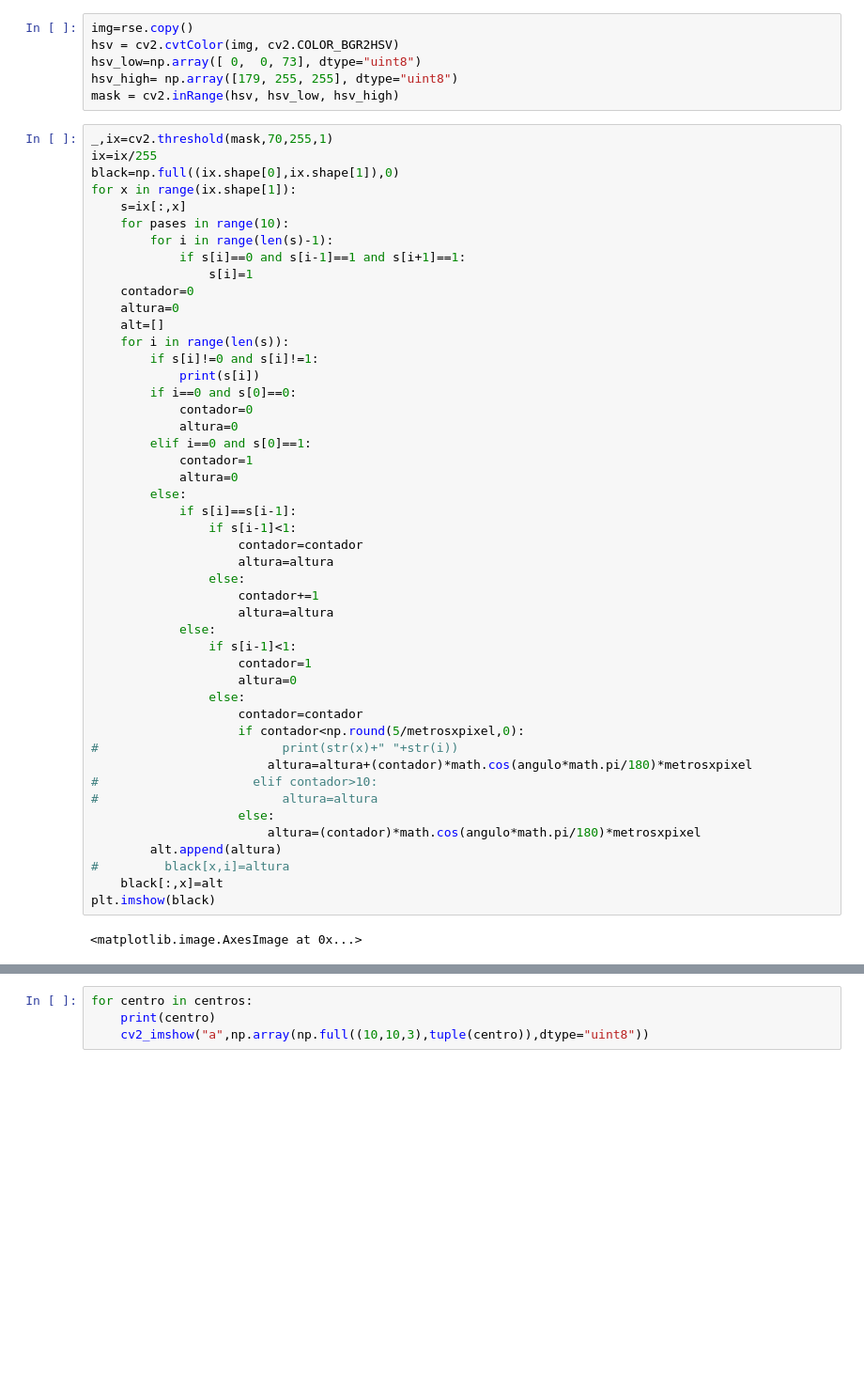
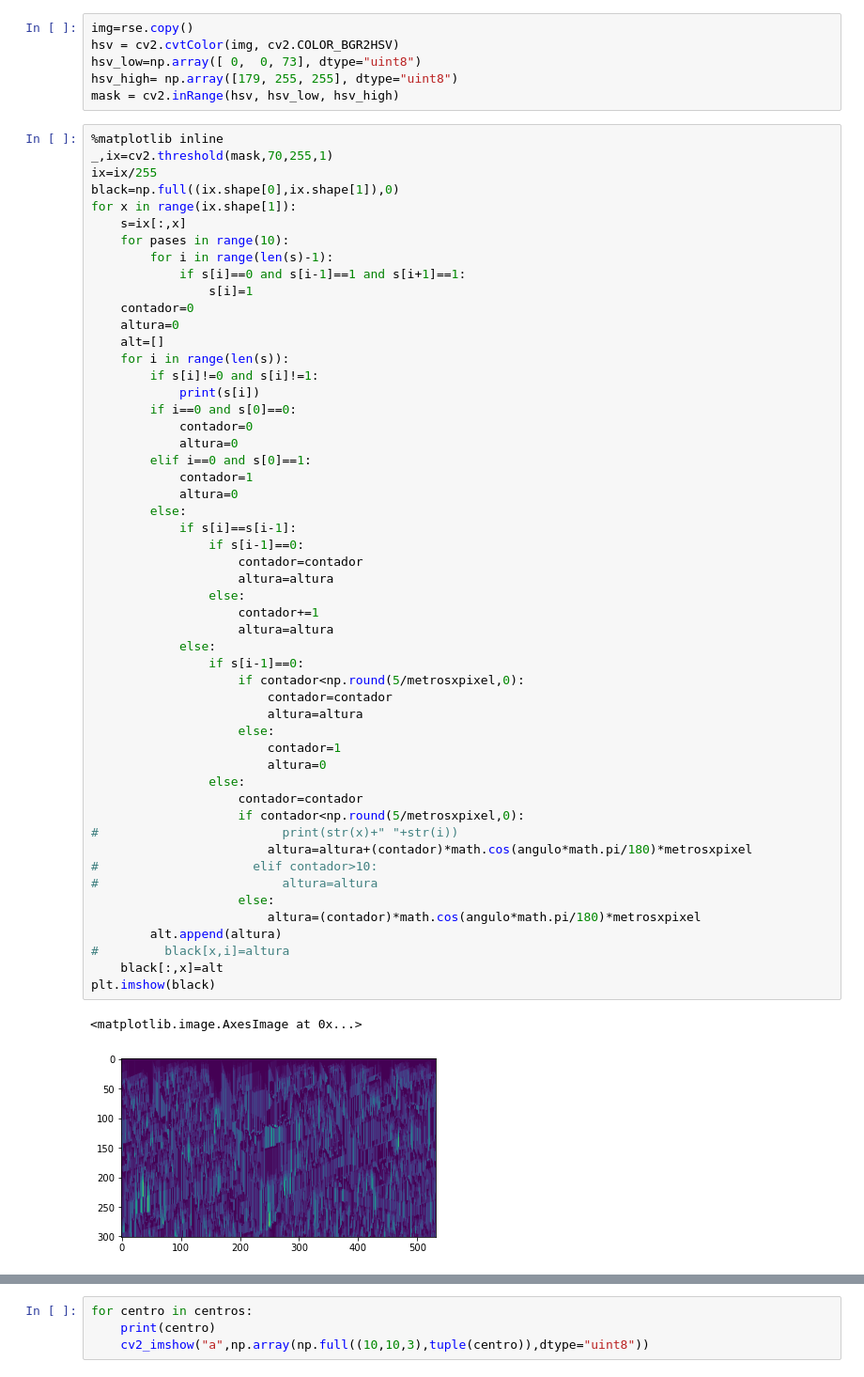
Before and after one commit to DiosLara/Newst_codes, a Jupyter notebook: Detecciondeterrenos/3d_segunda.ipynb, the cells around one changed output, grey strips where cells are left out. Shown at 94% size. Drawn from its saved outputs; the diff is of its cells as text; blank space fills up the shorter version.

```diff
--- a/Detecciondeterrenos/3d_segunda.ipynb
+++ b/Detecciondeterrenos/3d_segunda.ipynb
@@ -100,6 +89,7 @@ hsv_low=np.array([ 0,  0, 73], dtype="uint8")
 hsv_high= np.array([179, 255, 255], dtype="uint8")
 mask = cv2.inRange(hsv, hsv_low, hsv_high)
 # %%
+%matplotlib inline
 _,ix=cv2.threshold(mask,70,255,1)
 ix=ix/255
 black=np.full((ix.shape[0],ix.shape[1]),0)
@@ -117,35 +107,40 @@ for x in range(ix.shape[1]):
             print(s[i])
         if i==0 and s[0]==0:
             contador=0
             altura=0
         elif i==0 and s[0]==1:
             contador=1
             altura=0
         else:
             if s[i]==s[i-1]:
-                if s[i-1]<1:
+                if s[i-1]==0:
                     contador=contador
                     altura=altura
                 else:
                     contador+=1
                     altura=altura
             else:
-                if s[i-1]<1:
-                    contador=1
-                    altura=0
+                if s[i-1]==0:
+                    if contador<np.round(5/metrosxpixel,0):
+                        contador=contador
+                        altura=altura
+                    else:
+                        contador=1
+                        altura=0
                 else:
                     contador=contador
                     if contador<np.round(5/metrosxpixel,0):
 #                         print(str(x)+" "+str(i))
                         altura=altura+(contador)*math.cos(angulo*math.pi/180)*metrosxpixel
 #                     elif contador>10:
 #                         altura=altura
                     else:
                         altura=(contador)*math.cos(angulo*math.pi/180)*metrosxpixel
         alt.append(altura)
 #         black[x,i]=altura
     black[:,x]=alt
 plt.imshow(black)
 # %% [output]
 <matplotlib.image.AxesImage at 0x...>
+[figure, added]
 # %%
```
Also changed, not shown: parts of 21 cells of this notebook.
